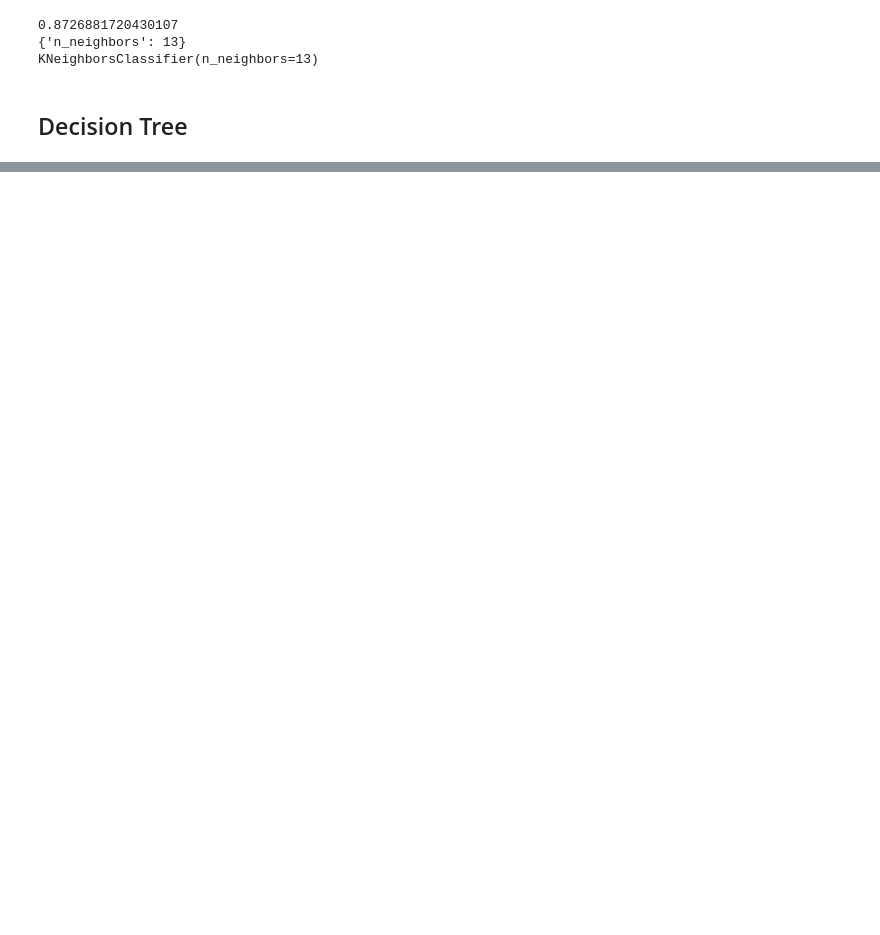
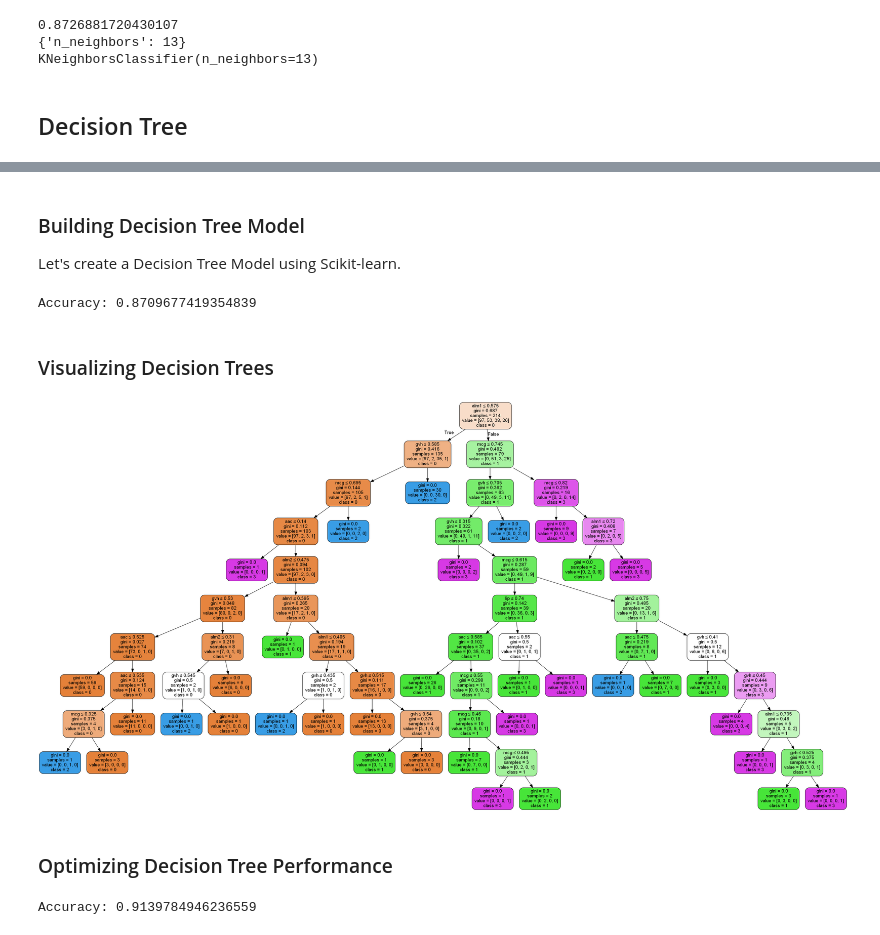
Before and after one commit to Jonas56/classification-ecoli, a Jupyter notebook: Ecoli.ipynb, the cells around one changed output, grey strips where cells are left out. Drawn from its saved outputs; the diff is of its cells as text; code cells hidden in the pictures; blank space fills up the shorter version.

```diff
--- a/Ecoli.ipynb
+++ b/Ecoli.ipynb
@@ -295,0 +345,5 @@ KNeighborsClassifier(n_neighbors=13)
+# %%
+# split dataset in features and target variable
+feature_cols = ["mcg", "gvh", "lip", "chg" , "aac", "alm1", "alm2"]
+X= ecoli.drop(["location"], axis=1) # Features
+y= ecoli["location"] # Target variable
@@ -295,0 +355,53 @@ KNeighborsClassifier(n_neighbors=13)
+# %%
+# Split dataset into training set and test set
+X_train, X_test, y_train, y_test = train_test_split(X, y, test_size=0.3, random_state=1) # 70% training and 30% test
+# %% [markdown]
+### Building Decision Tree Model
+Let's create a Decision Tree Model using Scikit-learn.
+# %%
+# Create Decision Tree classifer object
+clf = DecisionTreeClassifier()
+
+# Train Decision Tree Classifer
+clf = clf.fit(X_train,y_train)
+
+#Predict the response for test dataset
+y_pred = clf.predict(X_test)
+# %%
+# Model Accuracy, how often is the classifier correct?
+print("Accuracy:",metrics.accuracy_score(y_test, y_pred))
+# %% [output]
+Accuracy: 0.8709677419354839
+# %% [markdown]
+### Visualizing Decision Trees
+# %%
+from sklearn.tree import export_graphviz
+from six import StringIO
+from IPython.display import Image
+import pydotplus
+
+dot_data = StringIO()
+export_graphviz(clf, out_file=dot_data,
+                filled=True, rounded=True,
+                special_characters=True,feature_names = feature_cols,class_names=['0','1','2', '3'])
+graph = pydotplus.graph_from_dot_data(dot_data.getvalue())
+graph.write_png('ecoli.png')
+Image(graph.create_png())
+# %% [output]
+[figure, added]
+# %% [markdown]
+### Optimizing Decision Tree Performance
+# %%
+# Create Decision Tree classifer object
+clf = DecisionTreeClassifier(criterion="entropy", max_depth=3)
+
+# Train Decision Tree Classifer
+clf = clf.fit(X_train,y_train)
+
+#Predict the response for test dataset
+y_pred = clf.predict(X_test)
+
+# Model Accuracy, how often is the classifier correct?
+print("Accuracy:",metrics.accuracy_score(y_test, y_pred))
+# %% [output]
+Accuracy: 0.9139784946236559
```
Also changed, not shown: parts of 23 cells of this notebook, 1 other file.
